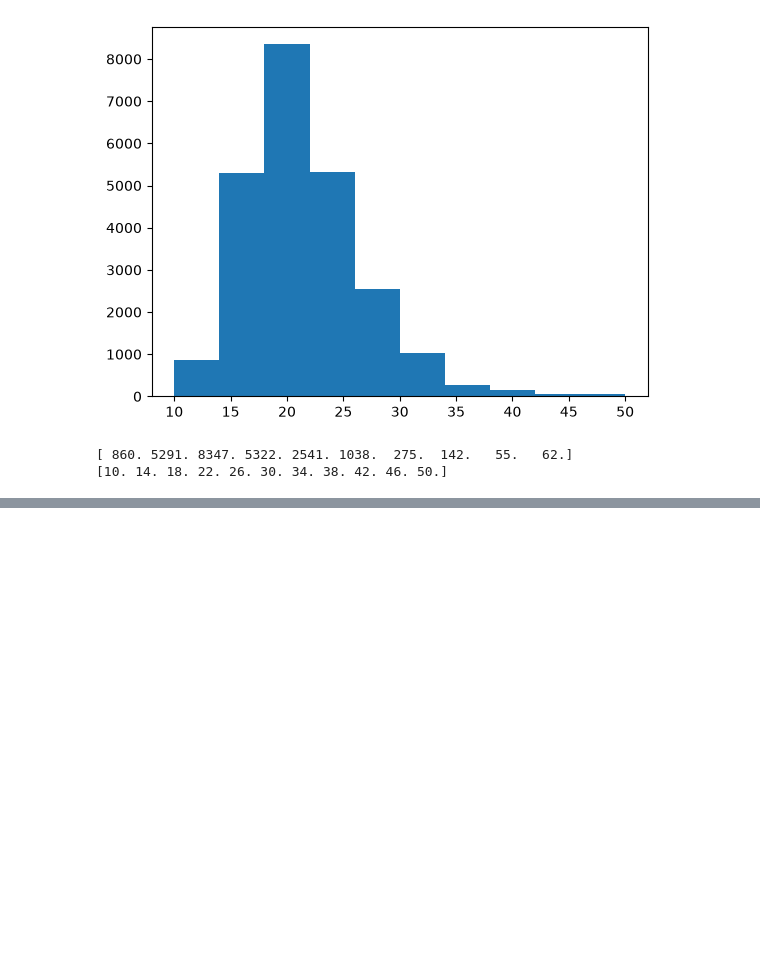
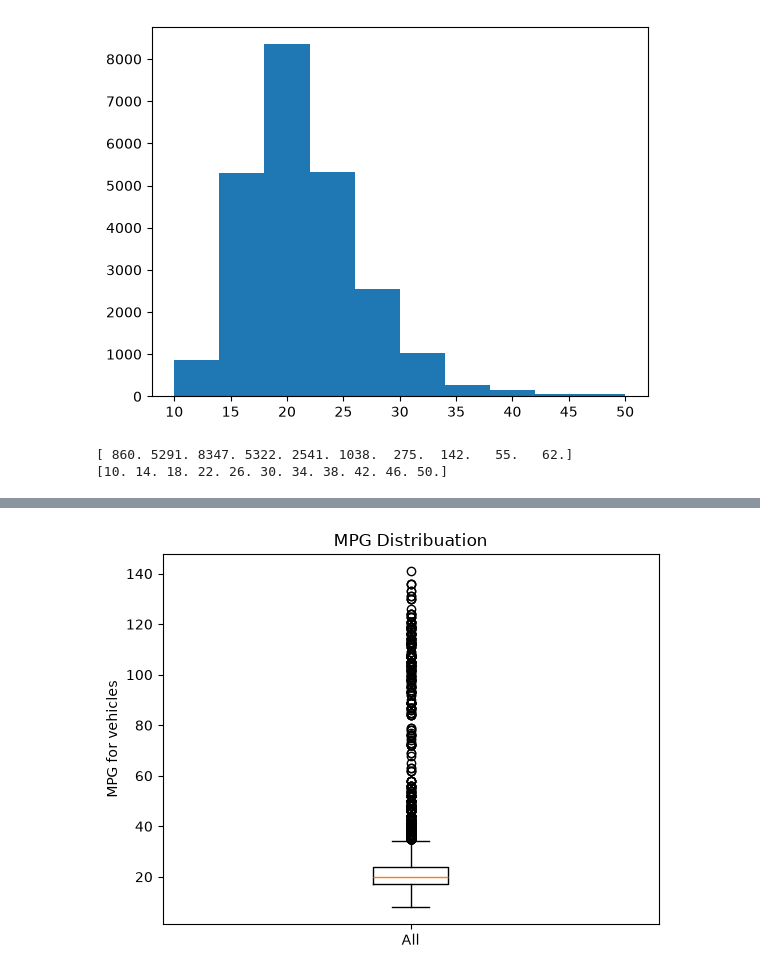
Before and after one commit to Sina-mjd/Data-Science-Learning-Journey, a Jupyter notebook: 04_Data_Visualization/04_data_visualization.ipynb, the cells around one changed output, grey strips where cells are left out. Cells and saved outputs as stored; diff of their text form; code cells hidden in the pictures; blank space fills up the shorter version.

```diff
--- a/04_Data_Visualization/04_data_visualization.ipynb
+++ b/04_Data_Visualization/04_data_visualization.ipynb
@@ -118,0 +142,7 @@ print(bins)
+# %%
+fig , ax = plt.subplots()
+ax.boxplot(df['comb08'])
+ax.set_xticklabels(['All'])
+ax.set( title = 'MPG Distribuation' , ylabel = 'MPG for vehicles');
+# %% [output]
+[figure, added]
```
Also changed, not shown: parts of 91 cells of this notebook, 2 other files.
